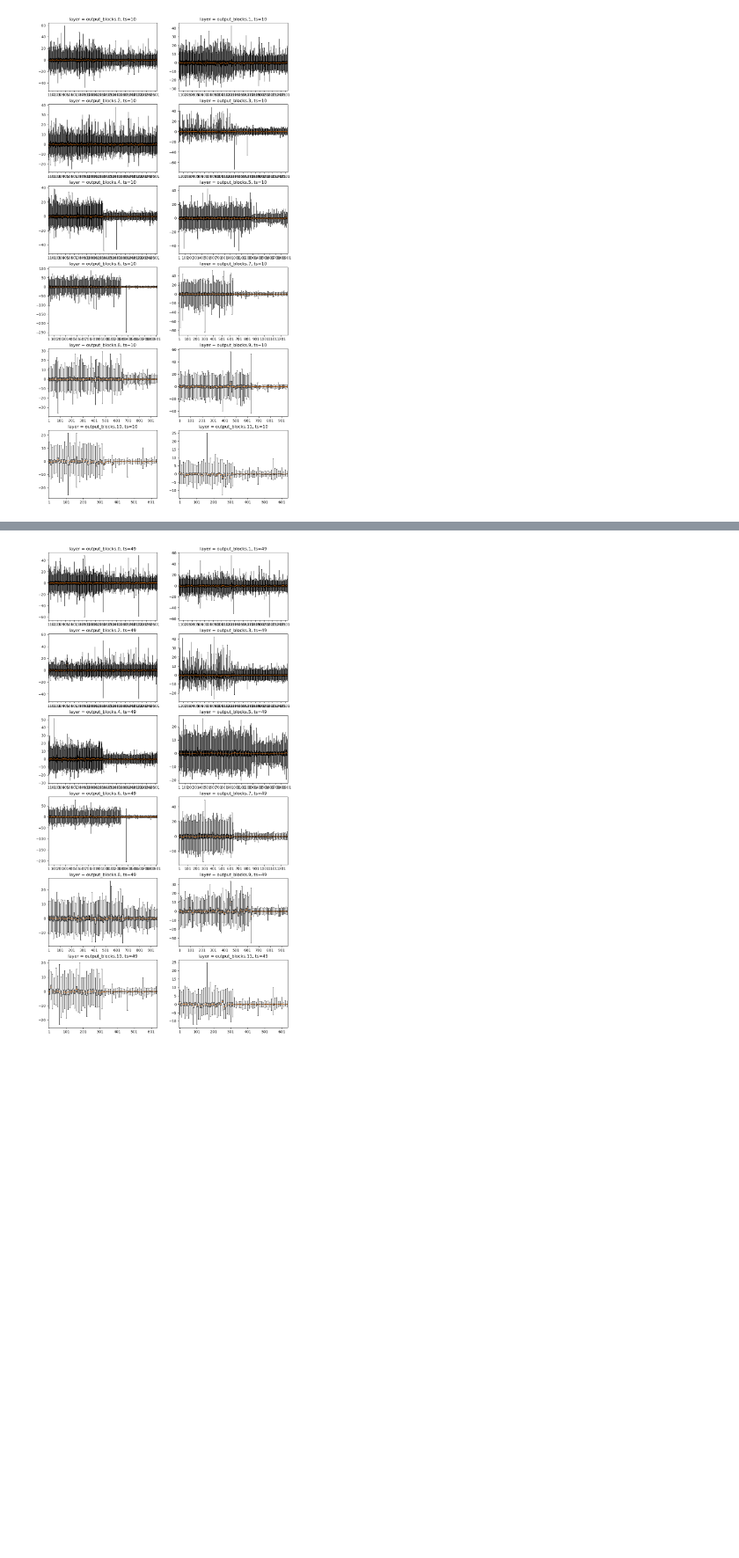
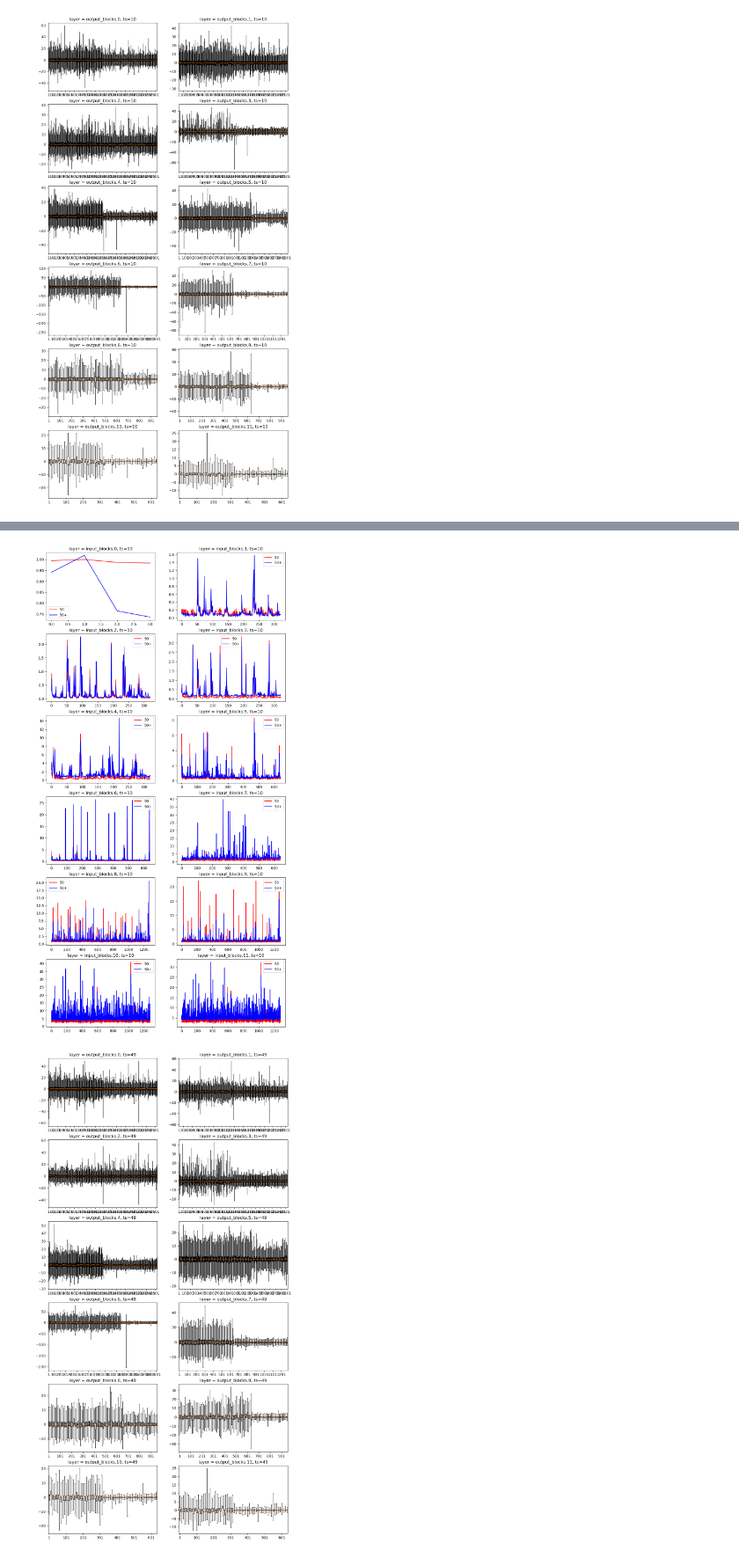
Before and after one commit to gevana/q-diffusion, a Jupyter notebook: scripts/stats_analizer.ipynb, the cells around one changed output, grey strips where cells are left out. Shown at 88% size. Cells and saved outputs as stored; diff of their text form; code cells hidden in the pictures; blank space fills up the shorter version.

```diff
--- a/scripts/stats_analizer.ipynb
+++ b/scripts/stats_analizer.ipynb
@@ -82,3 +183,46 @@ for ind in range(12):
+# %%
+fig,ax = plt.subplots(6,2, figsize=(12, 4*6))
+ax = flatten(ax)
+#k_ind = 18;
+ts = 10
+s = 0
+for ind in range(12):
+
+    # box_data = get_box_data(ddim_20,k[12+ind],ts)
+    # #box_data = get_box_data(ddim_50,k[k_ind],ts)
+    # #print(f'layer = {k[k_ind]}, {ts=}')
+
+    # channel_ind = list(range(1,box_data.shape[1]+1))
+    # if channel_ind[-1] > 100:
+    #     channel_ind_sample = channel_ind[::10]
+    # box_data = box_data[:,channel_ind_sample]
+    # channel_ind_ticks = list(range(1,len(channel_ind_sample)))#[::10]
+
+    #boxplot
+    # Create a figure instance
+
+    # _=ax[ind].bxp([{'whislo': w[0], 'q1': w[1], 'med': w[2], 'q3': w[3], 'whishi': w[4]} for w in box_data.T],
+    #     showfliers=False, widths=0.6)
+
+    _=ax[ind].plot(ddim_50[k[s+ind]][ts]['var'].numpy()[0], label='50', color='r')
+    _=ax[ind].plot(ddim_50[k[s+ind]][ts+25]['var'].numpy()[0], label='50+', color='b')
+    _=ax[ind].plot(ddim_50[k[s+ind]][ts+25]['var'].numpy()[0], label='50+', color='b')
+
+    #_=ax[ind].plot(ddim_20[k[12+ind]][ts]['mean'].numpy()[0], label='var_20', color='r')
+    #_=ax[ind].plot(ddim_50[k[12+ind]][ts+20]['mean'].numpy()[0], label='var_50', color='b')
+    ax[ind].legend()
+    #ax.set_xticklabels(list(range(box_data.shape[1])))
+    #_=ax.set_xticks(channel_ind_sample[::10])
+    #_=ax.set_xticklabels(channel_ind_sample[::10])
+    #_=ax[ind].set_xticks(channel_ind_ticks[::10])
+    #_=ax[ind].set_xticklabels(channel_ind_sample[::10])
+    ax[ind].set_title(f'layer = {k[s+ind]}, {ts=}')
+
+
+
+#plt.gca().xaxis.set_major_locator(ticker.MaxNLocator(nbins=6))
+# %% [output]
+[figure, added]
 # %%
 fig,ax = plt.subplots(6,2, figsize=(12, 4*6))
 ax = flatten(ax)
```
Also changed, not shown: parts of 7 cells of this notebook, 6 other files.
